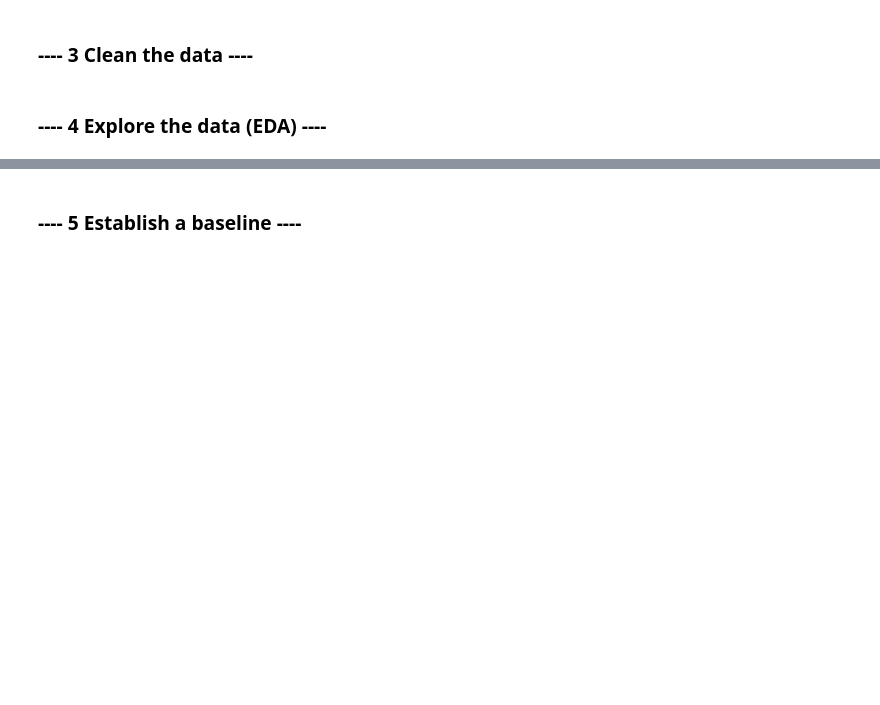
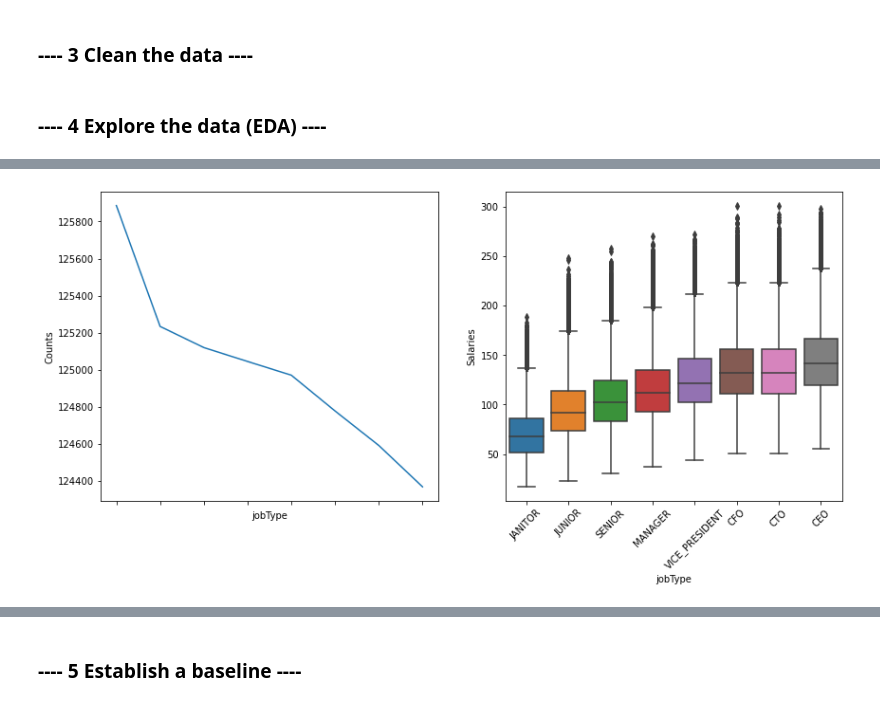
Before and after one commit to janshul95/salarypredictionportfolio, a Jupyter notebook: Salary Prediction Project.ipynb, the cells around one changed output, grey strips where cells are left out. Saved outputs shown, nothing was run; the diff lists cells and outputs as text; code cells hidden in the pictures; blank space fills up the shorter version.

```diff
--- a/Salary Prediction Project.ipynb
+++ b/Salary Prediction Project.ipynb
@@ -34,0 +319,4 @@ __email__ = "janshul95@gmail.com"
+# %%
+plot_feature(train_df, 'jobType')
+# %% [output]
+[figure, added]
```
Also changed, not shown: parts of 48 cells of this notebook.
